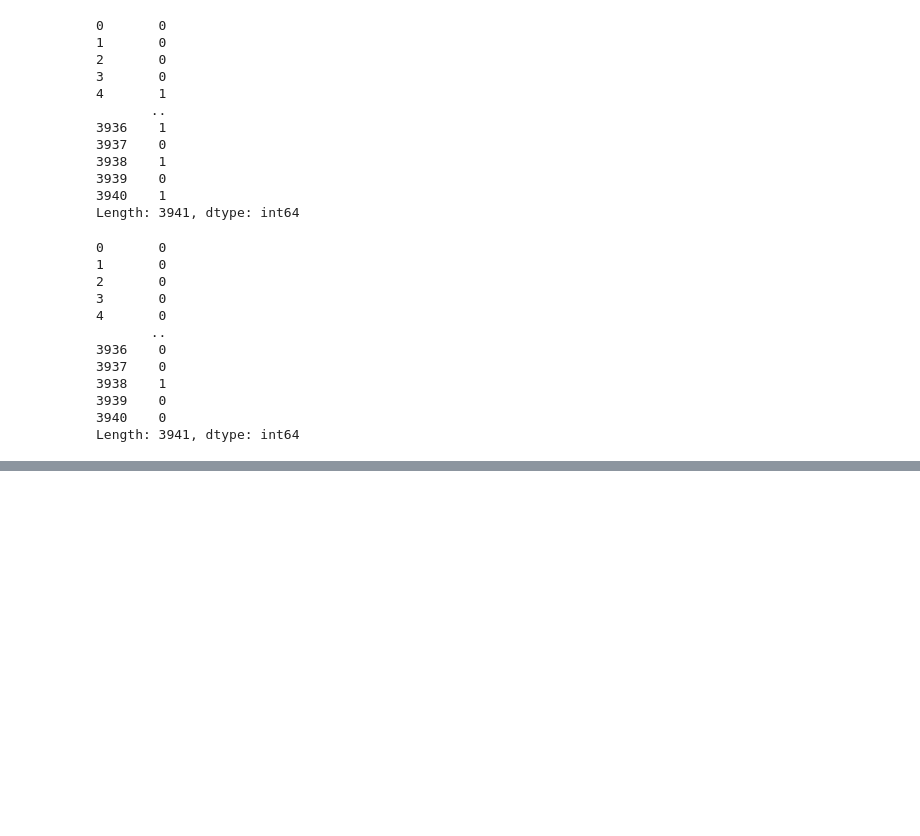
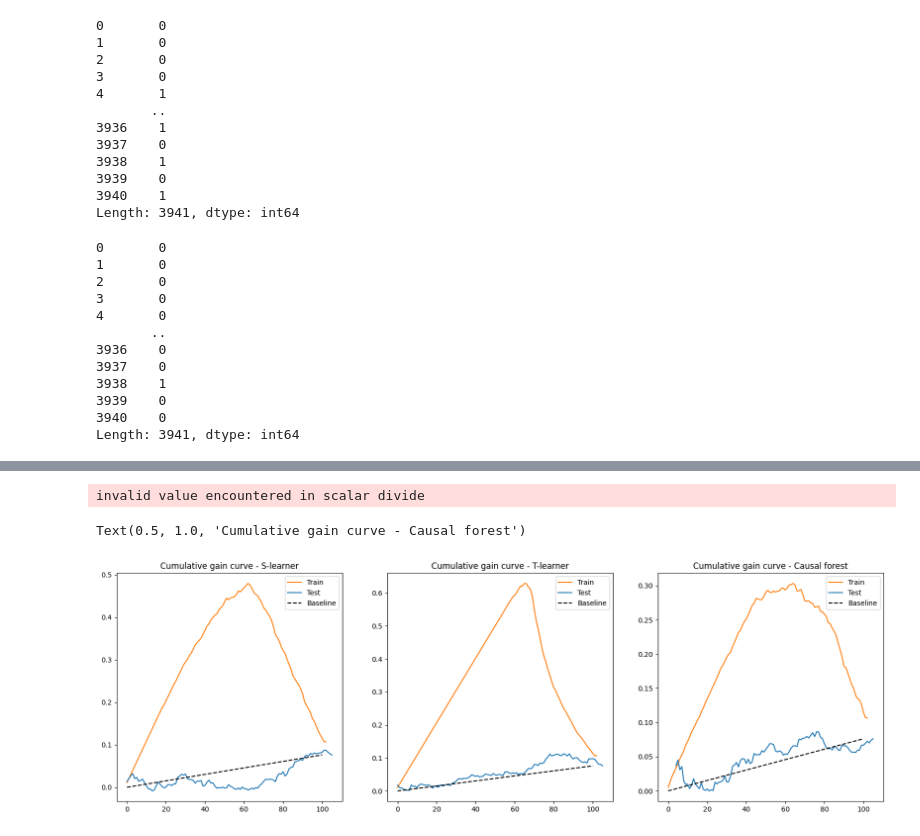
Before and after one commit to Hubert1913/research-project, a Jupyter notebook: mimic_notebook.ipynb, the cells around one changed output, grey strips where cells are left out. Drawn from its saved outputs; the diff is of its cells as text; code cells hidden in the pictures; blank space fills up the shorter version.

```diff
--- a/mimic_notebook.ipynb
+++ b/mimic_notebook.ipynb
@@ -134,3 +176,82 @@ plt.show()
+# %%
+full_data = imp_xs.assign(W=w, Y=y)
+
+# train_x, test_x, train_w, test_w, train_y, test_y = train_test_split(imp_xs, w, y, test_size=0.3)
+train, test = train_test_split(full_data, test_size=0.3)
+# %%
+train_x = train[columns_x]
+test_x = test[columns_x]
+
+# S-learner
+regr_s = RandomForestRegressor()
+regr_s.fit(train.drop(columns=["Y"]), train["Y"])
+
+# T-learner
+regr0_t = RandomForestRegressor()
+regr1_t = RandomForestRegressor()
+regr0_t.fit(train.query("W==0").drop(columns=["W", "Y"]), train.query("W==0")["Y"])
+regr1_t.fit(train.query("W==1").drop(columns=["W", "Y"]), train.query("W==1")["Y"])
+
+# Causal forest
+cau_forest = CausalForest()
+cau_forest.fit(train_x, train["W"], train["Y"])
+
+# GET CATE
+
+s_learner_cate_train = train.assign(cate=regr_s.predict(train_x.assign(**{"W": 1})) - regr_s.predict(train_x.assign(**{"W": 0})))
+s_learner_cate_test = test.assign(cate=regr_s.predict(test_x.assign(**{"W": 1})) - regr_s.predict(test_x.assign(**{"W": 0})))
+
+t_learner_cate_train = train.assign(cate=regr1_t.predict(train_x) - regr0_t.predict(train_x))
+t_learner_cate_test = test.assign(cate=regr1_t.predict(test_x) - regr0_t.predict(test_x))
+
+causal_forest_cate_train = train.assign(cate=cau_forest.predict(train_x))
+causal_forest_cate_test = test.assign(cate=cau_forest.predict(test_x))
+
+# causal_forest_cate_train = train_x.assign(cate=cau_forest.predict(train_x), W=train_w, Y=train_y)
+# causal_forest_cate_test = test_x.assign(cate=cau_forest.predict(test_x), W=test_w, Y=test_y)
+
+# GET GAIN CURVES
+
+gain_curve_train_s = cumulative_gain(s_learner_cate_train, "cate", y="Y", t="W")
+gain_curve_test_s = cumulative_gain(s_learner_cate_test, "cate", y="Y", t="W")
+
+gain_curve_train_t = cumulative_gain(t_learner_cate_train, "cate", y="Y", t="W")
+gain_curve_test_t = cumulative_gain(t_learner_cate_test, "cate", y="Y", t="W")
+
+gain_curve_train_c_f = cumulative_gain(causal_forest_cate_train, "cate", y="Y", t="W")
+gain_curve_test_c_f = cumulative_gain(causal_forest_cate_test, "cate", y="Y", t="W")
+
+# gain_curve_test = cumulative_gain(causal_forest_cate_test, "cate", y="Y", t="W")
+# gain_curve_train = cumulative_gain(causal_forest_cate_train, "cate", y="Y", t="W")
+fig, (ax1, ax2, ax3) = plt.subplots(1, 3, figsize=(20,6))
+
+ax1.plot(gain_curve_train_s, color="C1", label="Train")
+ax1.plot(gain_curve_test_s, color="C0", label="Test")
+ax1.plot([0, 100], [0, elast(test, "Y", "W")], linestyle="--", color="black", label="Baseline")
+ax1.legend()
+ax1.set_title("Cumulative gain curve - S-learner")
+
+ax2.plot(gain_curve_train_t, color="C1", label="Train")
+ax2.plot(gain_curve_test_t, color="C0", label="Test")
+ax2.plot([0, 100], [0, elast(test, "Y", "W")], linestyle="--", color="black", label="Baseline")
+ax2.legend()
+ax2.set_title("Cumulative gain curve - T-learner")
+
+ax3.plot(gain_curve_train_c_f, color="C1", label="Train")
+ax3.plot(gain_curve_test_c_f, color="C0", label="Test")
+ax3.plot([0, 100], [0, elast(test, "Y", "W")], linestyle="--", color="black", label="Baseline")
+ax3.legend()
+ax3.set_title("Cumulative gain curve - Causal forest")
+# plt.plot(gain_curve_test, color="C0", label="Test")
+# plt.plot(gain_curve_train, color="C1", label="Train")
+# plt.plot([0, 100], [0, elast(test_x.assign(W=test_w, Y=test_y), "Y", "W")], linestyle="--", color="black", label="Baseline")
+# plt.legend()
+# plt.title("Cumulative gain curve")
+# plt.show()
+# %% [output]
+invalid value encountered in scalar divide
+Text(0.5, 1.0, 'Cumulative gain curve - Causal forest')
+[figure, added]
 # %%
 causal_forest_cate_test
 # %% [output]
```
Also changed, not shown: parts of 14 cells of this notebook, 1 other file.
